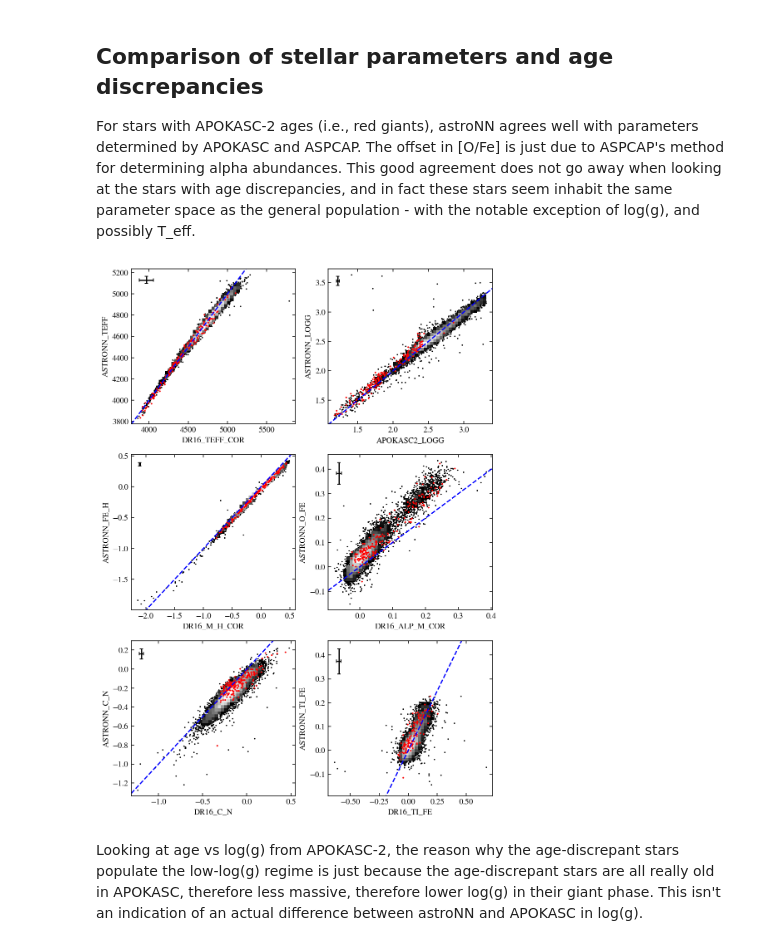
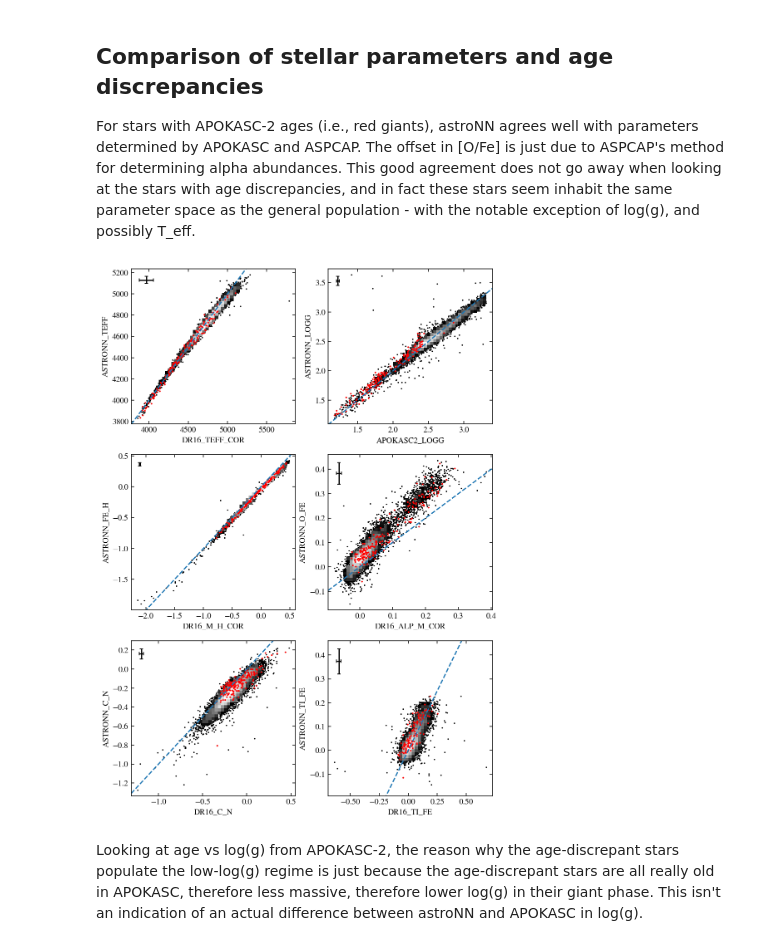
Before and after one commit to lodubay/first-year-project, a Jupyter notebook: compare_ages.ipynb, the cells around one changed output. Saved outputs shown, nothing was run; the diff lists cells and outputs as text; code cells hidden in the pictures.

```diff
--- a/compare_ages.ipynb
+++ b/compare_ages.ipynb
@@ -104,35 +104,35 @@ def compare_aspcap_astronn(ax, col1, col2, errcol1=None, errcol2=None,
     # Compare the same quantity from APOKASC-2/ASPCAP and astroNN
     if not errcol1:
         errcol1 = col1 + '_ERR'
     if not errcol2:
         errcol2 = col2 + '_ERR'
     scatter_hist(ax, ages[col1], ages[col2])
     ax.scatter(low_age[col1], low_age[col2], c='r', s=1, label=outlier_label)
     xlim = ax.get_xlim()
     ylim = ax.get_ylim()
-    ax.plot(xlim, xlim, color='b', linestyle='--')
+    ax.plot(xlim, xlim, linestyle='--')
     plot_rms_err(ax, ages[errcol1].dropna(), ages[errcol2].dropna(), loc=errloc)
     ax.set_xlabel(col1)
     ax.set_ylabel(col2)
     if outlier_label != None:
         ax.legend(loc=legend_loc)
 
 fig, axs = plt.subplots(3, 2, figsize=(8, 12))
 ax = axs[0,0]
 compare_aspcap_astronn(ax, 'DR16_TEFF_COR', 'ASTRONN_TEFF')
 ax = axs[0,1]
 compare_aspcap_astronn(ax, 'APOKASC2_LOGG', 'ASTRONN_LOGG', errcol1='APOKASC2_LOGG_RANERR')
 ax = axs[1,0]
 compare_aspcap_astronn(ax, 'DR16_M_H_COR', 'ASTRONN_FE_H')
 ax = axs[1,1]
 compare_aspcap_astronn(ax, 'DR16_ALP_M_COR', 'ASTRONN_O_FE')
 ax = axs[2,0]
 compare_aspcap_astronn(ax, 'DR16_C_N', 'ASTRONN_C_N')
 ax = axs[2,1]
 compare_aspcap_astronn(ax, 'DR16_TI_FE', 'ASTRONN_TI_FE')
 plt.show()
 # %% [output]
-[figure, old version]
+[figure, new version]
 # %% [markdown]
 Looking at age vs log(g) from APOKASC-2, the reason why the age-discrepant stars populate the low-log(g) regime is just because the age-discrepant stars are all really old in APOKASC, therefore less massive, therefore lower log(g) in their giant phase. This isn't an indication of an actual difference between astroNN and APOKASC in log(g).
 # %%
```
Also changed, not shown: parts of 2 cells of this notebook, 3 other files.
